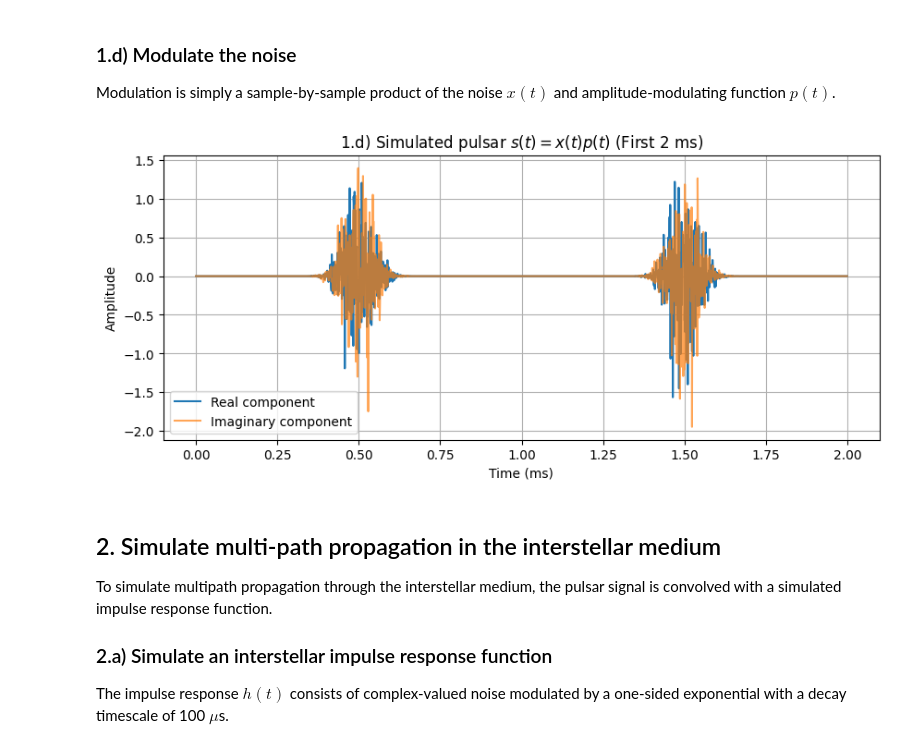
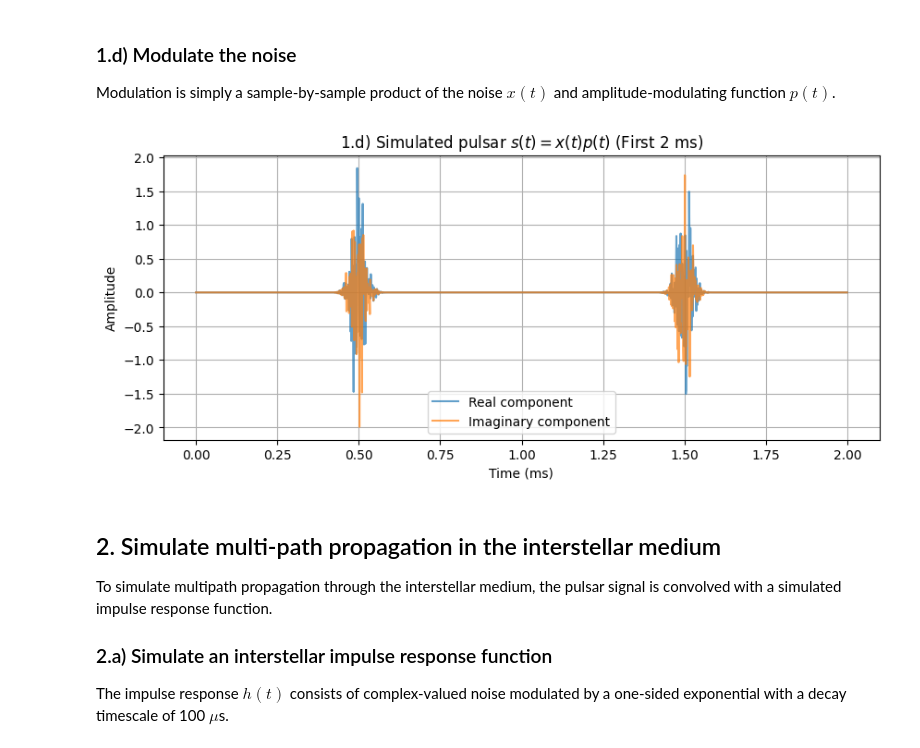
Before and after one commit to straten/dyncycpy, a Jupyter notebook: notebooks/CyclicSpectroscopy.ipynb, the cells around one changed output. Cells and saved outputs as stored; diff of their text form; code cells hidden in the pictures.

```diff
--- a/notebooks/CyclicSpectroscopy.ipynb
+++ b/notebooks/CyclicSpectroscopy.ipynb
@@ -32,7 +32,7 @@ The pulsar signal is modelled as periodically amplitude-modulated normally-distr
 The pulsar has a spin period of 1 ms and a single component with a full width at half maximum (FWHM) of 50 $\mu$s.
 # %%
 P = 1e-3         # Pulse period: 1 millisecond
-FWHM = 100e-6     # Pulse width (full width at half maximum): 50 microseconds
+FWHM = 50e-6     # Pulse width (full width at half maximum): 50 microseconds
 sigma = FWHM / (2. * np.sqrt(2.* np.log(2.)))
 
 # Create phase array that wraps around the period, centered at P/2
@@ -97,16 +102,16 @@ Modulation is simply a sample-by-sample product of the noise $x(t)$ and amplitud
 # %%
 s = x * p
 plt.figure(figsize=(10, 4))
-plt.plot(t[:2000] * 1000, np.real(s[:2000]), label='Real component')
+plt.plot(t[:2000] * 1000, np.real(s[:2000]), alpha=0.7, label='Real component')
 plt.plot(t[:2000] * 1000, np.imag(s[:2000]), alpha=0.7, label='Imaginary component')
 plt.title("1.d) Simulated pulsar $s(t) = x(t) p(t)$ (First 2 ms)")
 plt.xlabel("Time (ms)")
 plt.ylabel("Amplitude")
 plt.legend()
 plt.grid(True)
 plt.show()
 # %% [output]
-[figure, old version]
+[figure, new version]
 # %% [markdown]
 ## 2. Simulate multi-path propagation in the interstellar medium
 
```
Also changed, not shown: parts of 10 cells of this notebook.
